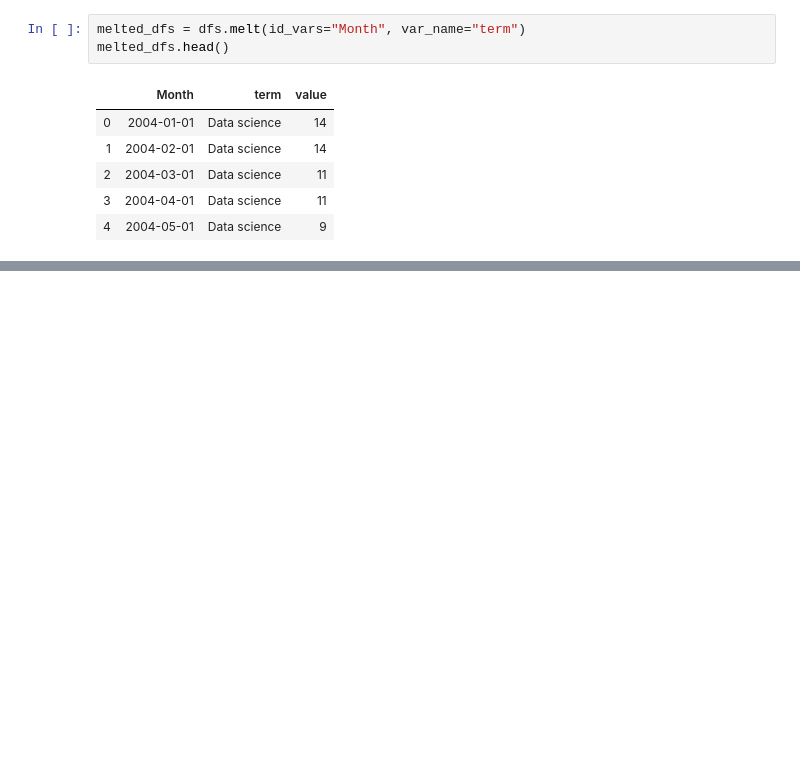
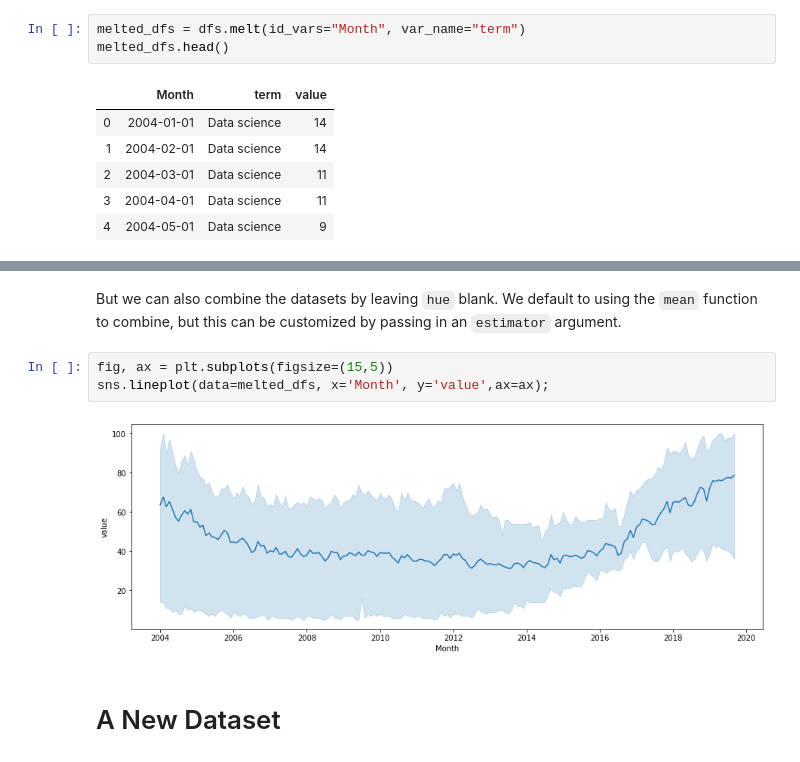
Before and after one commit to lucasdurand/visualization-seminar, a Jupyter notebook: Part 2 - Static Plots/Seaborn.ipynb, the cells around one changed output, grey strips where cells are left out. Cells and saved outputs as stored; diff of their text form; blank space fills up the shorter version.

```diff
--- a/Part 2 - Static Plots/Seaborn.ipynb
+++ b/Part 2 - Static Plots/Seaborn.ipynb
@@ -55,0 +71,9 @@ sns.violinplot(x="term", y="value", hue="term", data=melted_dfs);
+# %% [markdown]
+But we can also combine the datasets by leaving `hue` blank. We default to using the `mean` function to combine, but this can be customized by passing in an `estimator` argument.
+# %%
+fig, ax = plt.subplots(figsize=(15,5))
+sns.lineplot(data=melted_dfs, x='Month', y='value',ax=ax);
+# %% [output]
+[figure, added]
+# %% [markdown]
+# A New Dataset
```
Also changed, not shown: parts of 16 cells of this notebook, 22 other files.
